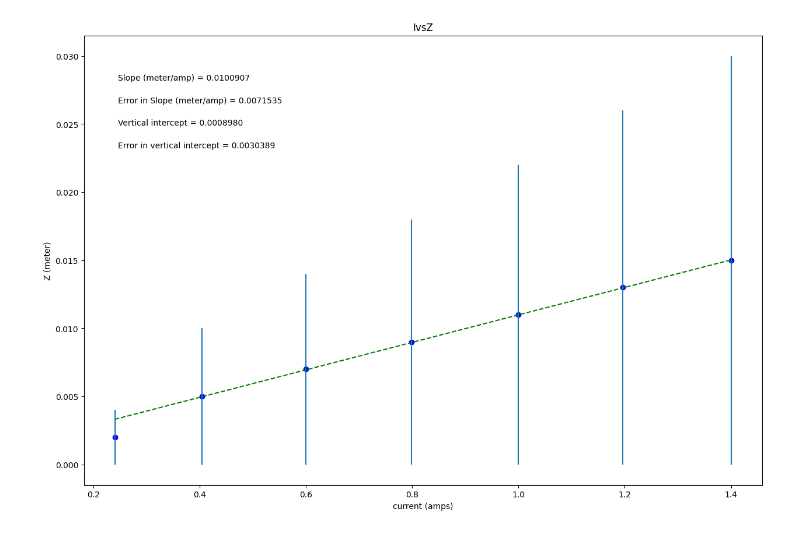
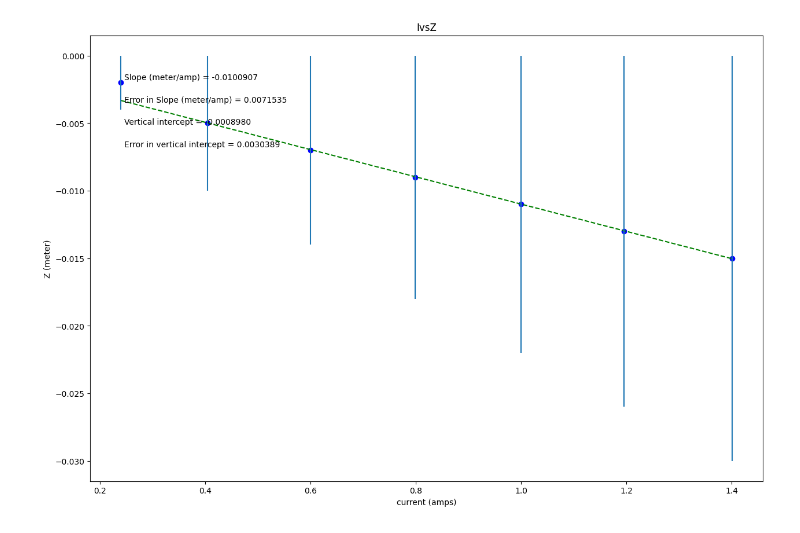
Before and after one commit to Colt980/Lab-218, a Jupyter notebook: Delta_Z_vs_Current.ipynb, the cells around one changed output. Drawn from its saved outputs; the diff is of its cells as text; code cells hidden in the pictures.

```diff
--- a/Delta_Z_vs_Current.ipynb
+++ b/Delta_Z_vs_Current.ipynb
@@ -21,7 +21,7 @@ import matplotlib.pyplot as plt
 
 I = np.array([0.24,0.404,0.6,0.799,1,1.196,1.401])
 
-Z = np.array([0.002,0.005,0.007,0.009,0.011,0.013,0.015])
+Z = np.array([-0.002,-0.005,-0.007,-0.009,-0.011,-0.013,-0.015])
 
 err_Z = np.array([0.002,0.005,0.007,0.009,0.011,0.013,0.015])
 
@@ -92,31 +92,31 @@ elif annotation_placement==3 or annotation_placement==4:
 #Don't need to change anything in this section!
 
 #Plot data on graph. Plot error bars and place values for slope,
 #error in slope, and vertical intercept (plus error) on the plot using "annotate"
 
 plt.figure(figsize=(15,10))
 
 plt.plot(x, fit, color='green', linestyle='--')
 plt.scatter(x, y, color='blue', marker='o')
 
 plt.xlabel(x_label)
 plt.ylabel(y_label)
 plt.title(plot_title)
 
 plt.errorbar(x, y, yerr=dy, xerr=None, fmt="none") #don't need to plot x error bars
 
 plt.annotate('Slope ({}) = {value:.{digits}f}'.format(slope_units,value=m, digits=7),
              (xpos, ypos[0]), xycoords='axes fraction')
 
 plt.annotate('Error in Slope ({}) = {value:.{digits}f}'.format(slope_units,value=dm, digits=7),
              (xpos, ypos[1]), xycoords='axes fraction')
 
 plt.annotate('Vertical intercept = {value:.{digits}f}'.format(value=b, digits=7),
              (xpos, ypos[2]), xycoords='axes fraction')
 
 plt.annotate('Error in vertical intercept = {value:.{digits}f}'.format(value=db, digits=7),
              (xpos, ypos[3]), xycoords='axes fraction')
 
 plt.show()
 # %% [output]
-[figure, old version]
+[figure, new version]
```
